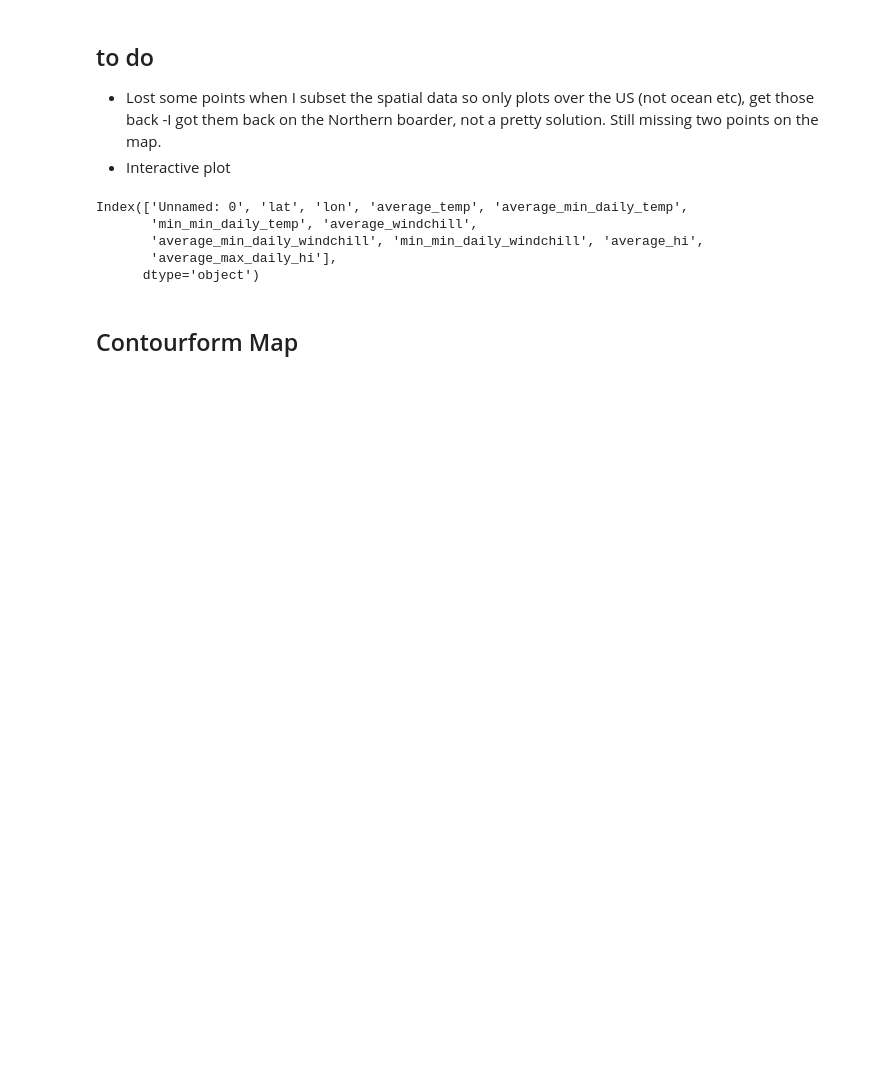
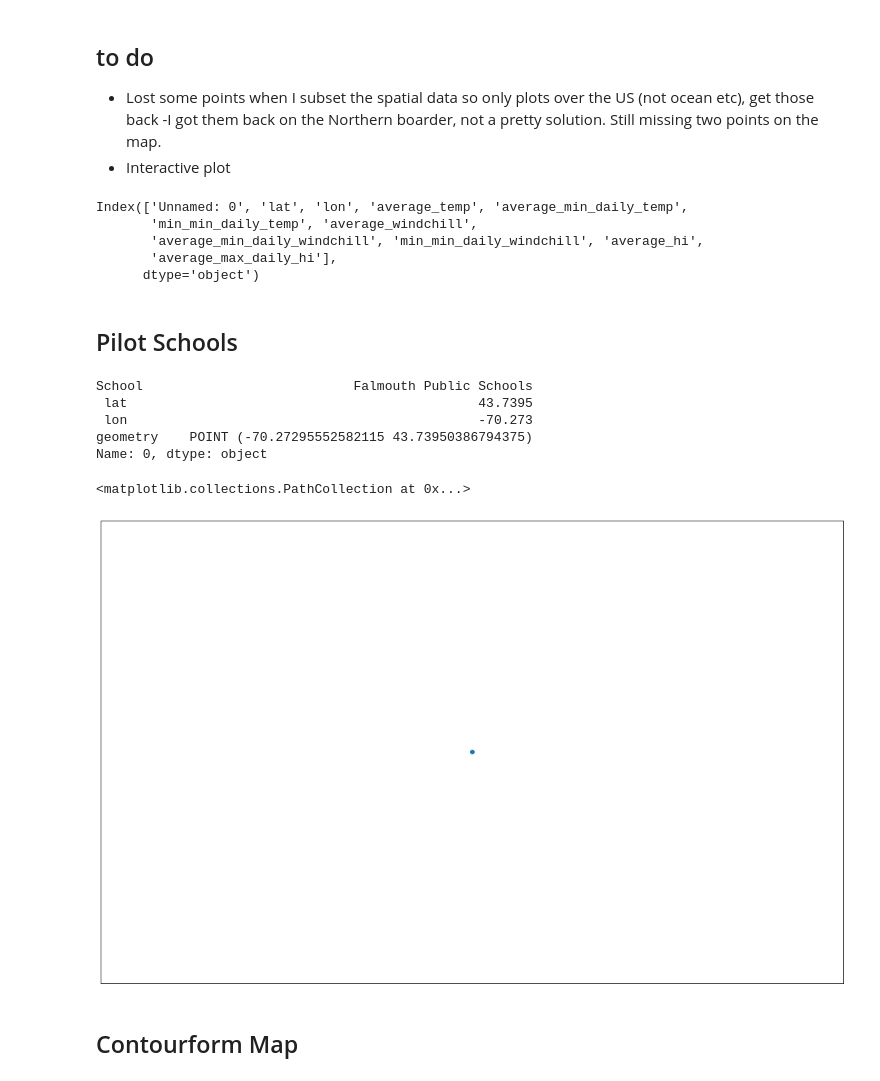
Before and after one commit to Harris-2020-Grad-Side-Projects/US-schoolday-temperatures, a Jupyter notebook: build/map_temperature.ipynb, the cells around one changed output. Saved outputs shown, nothing was run; the diff lists cells and outputs as text; code cells hidden in the pictures; blank space fills up the shorter version.

```diff
--- a/build/map_temperature.ipynb
+++ b/build/map_temperature.ipynb
@@ -91,3 +91,5 @@ colors = {110.0: '#a50026',
         -10.0: '#3f007d',
         -20.0: '#2d004b',
         -30.0: '#252525'}
+# %% [markdown]
+## Pilot Schools
@@ -94,3 +101,30 @@ colors = {110.0: '#a50026',
+# %%
+pilot_df.loc[0]
+# %% [output]
+School                           Falmouth Public Schools
+ lat                                             43.7395
+ lon                                             -70.273
+geometry    POINT (-70.27295552582115 43.73950386794375)
+Name: 0, dtype: object
+# %%
+'''fig, ax = plt.subplots(figsize=(30,10))
+contenental_states.plot(ax=ax, color = 'none', edgecolor='black')
+pilot_gdf.plot(ax=ax)
+'''
+
+fig = plt.subplots(figsize=(20,18))
+ax = plt.axes(projection=ccrs.Mercator())
+
+# add North America
+ax.coastlines(resolution="110m",linewidth=0.9)
+# add State boundries
+ax.add_feature(cf.STATES, linewidth = 0.9)
+plt.xticks([])
+# https://coderzcolumn.com/tutorials/data-science/cartopy-basic-maps-scatter-map-bubble-map-and-connection-map
+plt.scatter(-70.273,43.7395)
+# %% [output]
+<matplotlib.collections.PathCollection at 0x...>
+[figure, added]
 # %% [markdown]
 ## Contourform Map
 # %%
```
Also changed, not shown: parts of 8 cells of this notebook, 1 other file.
